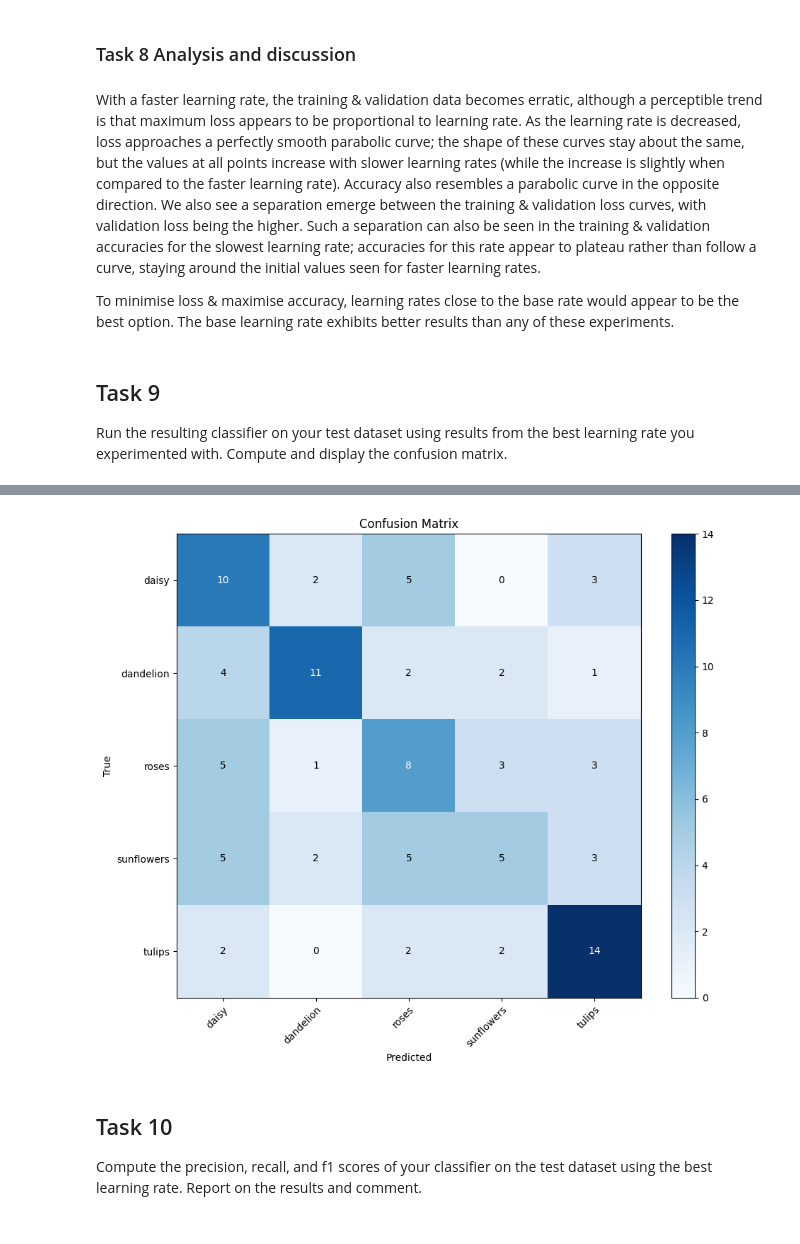
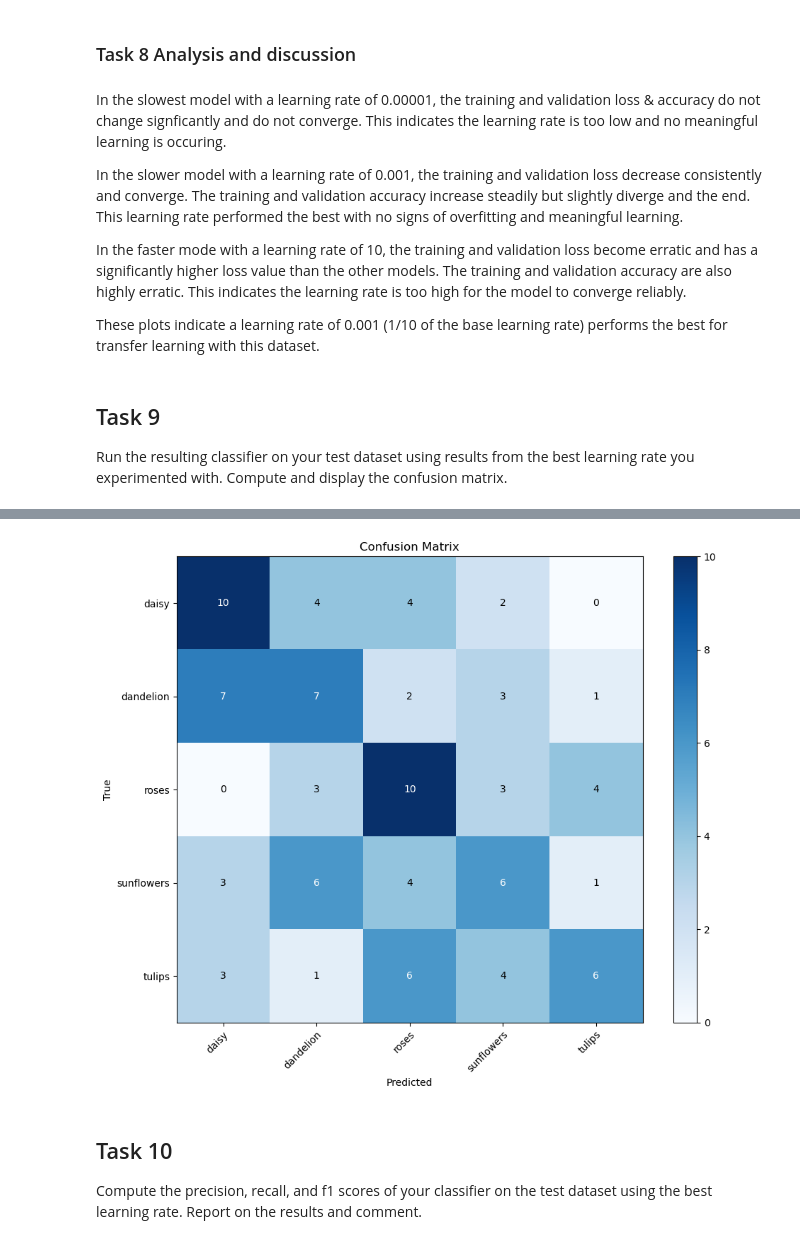
Before and after one commit to HunterEWilde-QUT/CAB320_Assignments, a Jupyter notebook: Assignment2/CAB320-Assignment2-Learning.ipynb, the cells around one changed output, grey strips where cells are left out. Cells and saved outputs as stored; diff of their text form; code cells hidden in the pictures.

```diff
--- a/Assignment2/CAB320-Assignment2-Learning.ipynb
+++ b/Assignment2/CAB320-Assignment2-Learning.ipynb
@@ -430,9 +438,13 @@ plot_errors(model_faster)
 # %% [markdown]
 ### Task 8 Analysis and discussion
 # %% [markdown]
-With a faster learning rate, the training & validation data becomes erratic, although a perceptible trend is that maximum loss appears to be proportional to learning rate. As the learning rate is decreased, loss approaches a perfectly smooth parabolic curve; the shape of these curves stay about the same, but the values at all points increase with slower learning rates (while the increase is slightly when compared to the faster learning rate). Accuracy also resembles a parabolic curve in the opposite direction. We also see a separation emerge between the training & validation loss curves, with validation loss being the higher. Such a separation can also be seen in the training & validation accuracies for the slowest learning rate; accuracies for this rate appear to plateau rather than follow a curve, staying around the initial values seen for faster learning rates.
+In the slowest model with a learning rate of 0.00001, the training and validation loss & accuracy do not change signficantly and do not converge. This indicates the learning rate is too low and no meaningful learning is occuring.
 
-To minimise loss & maximise accuracy, learning rates close to the base rate would appear to be the best option. The base learning rate exhibits better results than any of these experiments.
+In the slower model with a learning rate of 0.001, the training and validation loss decrease consistently and converge. The training and validation accuracy increase steadily but slightly diverge and the end. This learning rate performed the best with no signs of overfitting and meaningful learning.
+
+In the faster mode with a learning rate of 10, the training and validation loss become erratic and has a significantly higher loss value than the other models. The training and validation accuracy are also highly erratic. This indicates the learning rate is too high for the model to converge reliably.
+
+These plots indicate a learning rate of 0.001 (1/10 of the base learning rate) performs the best for transfer learning with this dataset.
 # %% [markdown]
 ## Task 9
 Run the resulting classifier on your test dataset using results from the best learning rate you experimented with. Compute and display the confusion matrix.
@@ -495,6 +507,6 @@ def plot_confusion(model):
     plt.tight_layout()
     plt.show()
 # %%
-model_best = model_trained # The base model exhibits the best results.
+model_best = model_slower # The slower model exhibits the best results, with less signs of overfitting than the base model
 plot_confusion(model_best)
 # %% [output]
@@ -502,4 +514,4 @@ plot_confusion(model_best)
-[figure, old version]
+[figure, new version]
 # %% [markdown]
 ## Task 10
 Compute the precision, recall, and f1 scores of your classifier on the test dataset using the best learning rate. Report on the results and comment.
```
Also changed, not shown: parts of 21 cells of this notebook.
